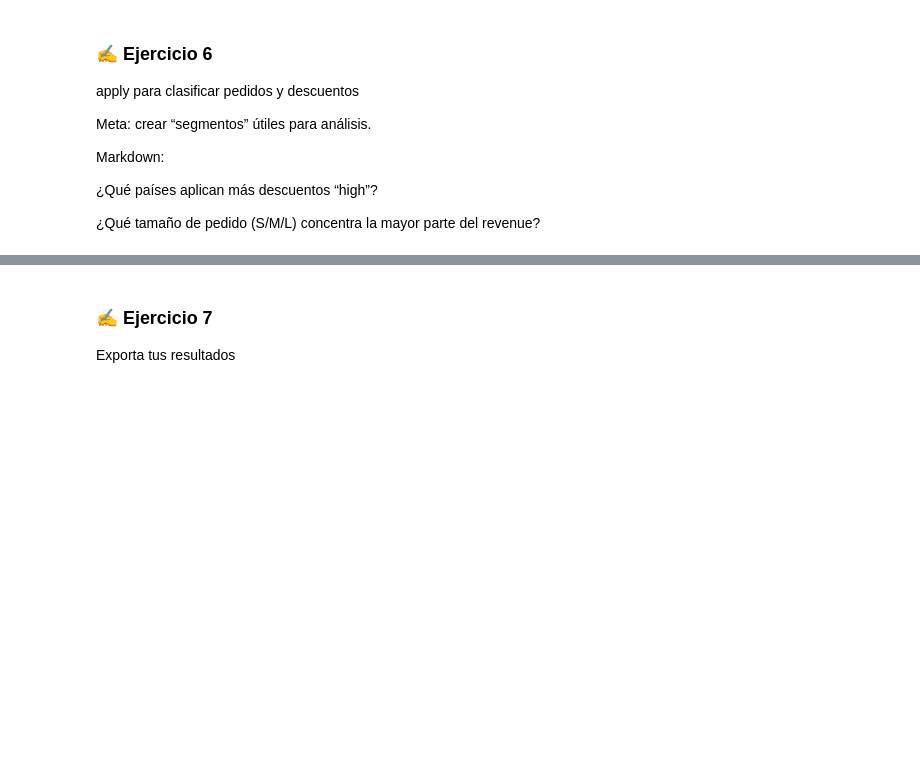
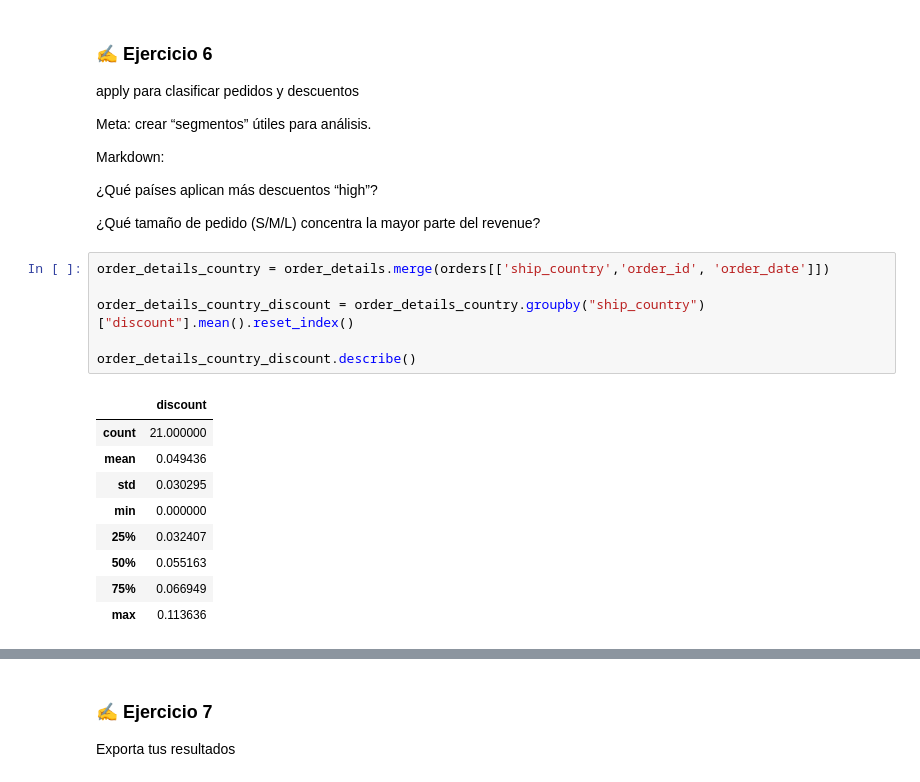
Before and after one commit to DataJm/202509-Data-Analytics-con-Python, a Jupyter notebook: Live Coding/Clase 07/Clase7_Proyecto_Northwind.ipynb, the cells around one changed output, grey strips where cells are left out. Saved outputs shown, nothing was run; the diff lists cells and outputs as text; blank space fills up the shorter version.

```diff
--- a/Live Coding/Clase 07/Clase7_Proyecto_Northwind.ipynb
+++ b/Live Coding/Clase 07/Clase7_Proyecto_Northwind.ipynb
@@ -409,3 +477,19 @@ Markdown:
 ¿Qué países aplican más descuentos “high”?
 
 ¿Qué tamaño de pedido (S/M/L) concentra la mayor parte del revenue?
+# %%
+order_details_country = order_details.merge(orders[['ship_country','order_id', 'order_date']])
+
+order_details_country_discount = order_details_country.groupby("ship_country")["discount"].mean().reset_index()
+
+order_details_country_discount.describe()
+# %% [output]
+|  | discount |
+| count | 21.000000 |
+| mean | 0.049436 |
+| std | 0.030295 |
+| min | 0.000000 |
+| 25% | 0.032407 |
+| 50% | 0.055163 |
+| 75% | 0.066949 |
+| max | 0.113636 |
```
Also changed, not shown: parts of 9 cells of this notebook, 1 other file.
